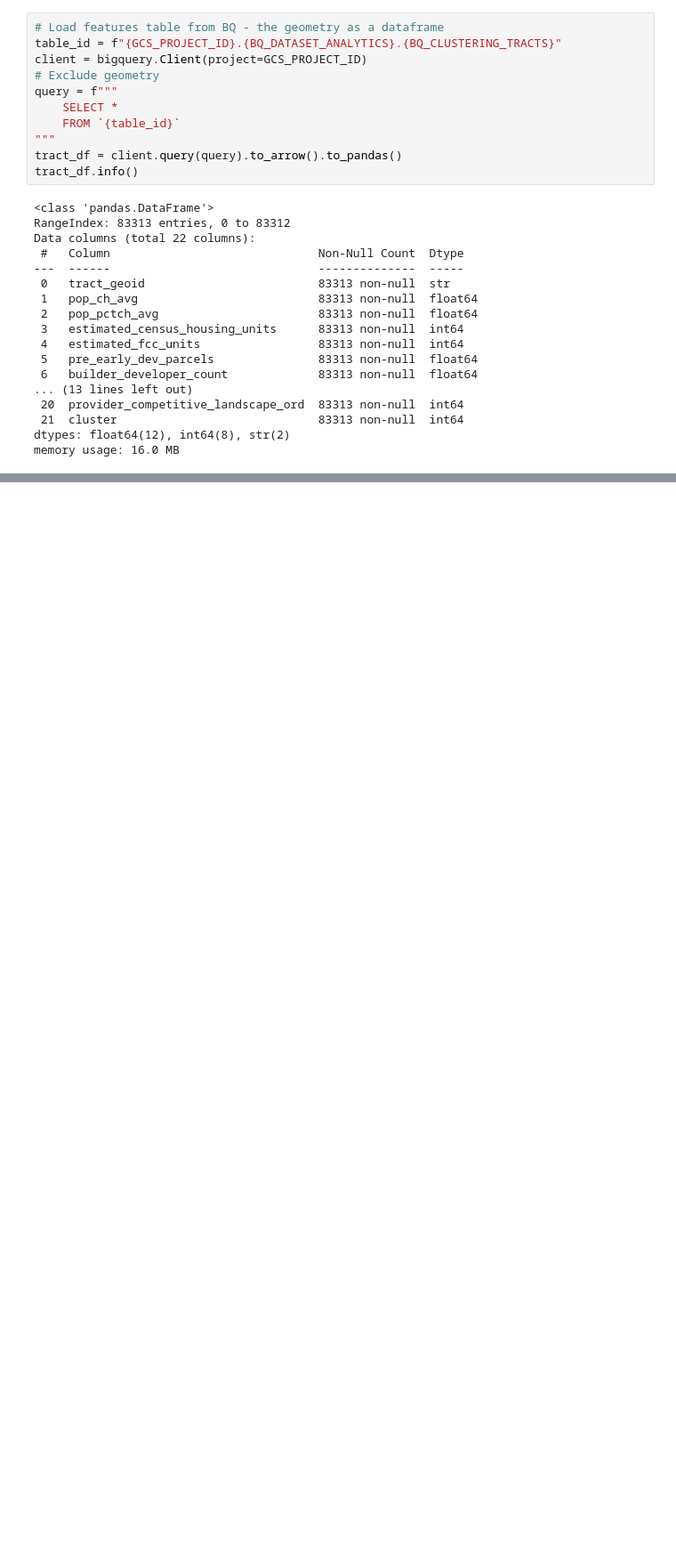
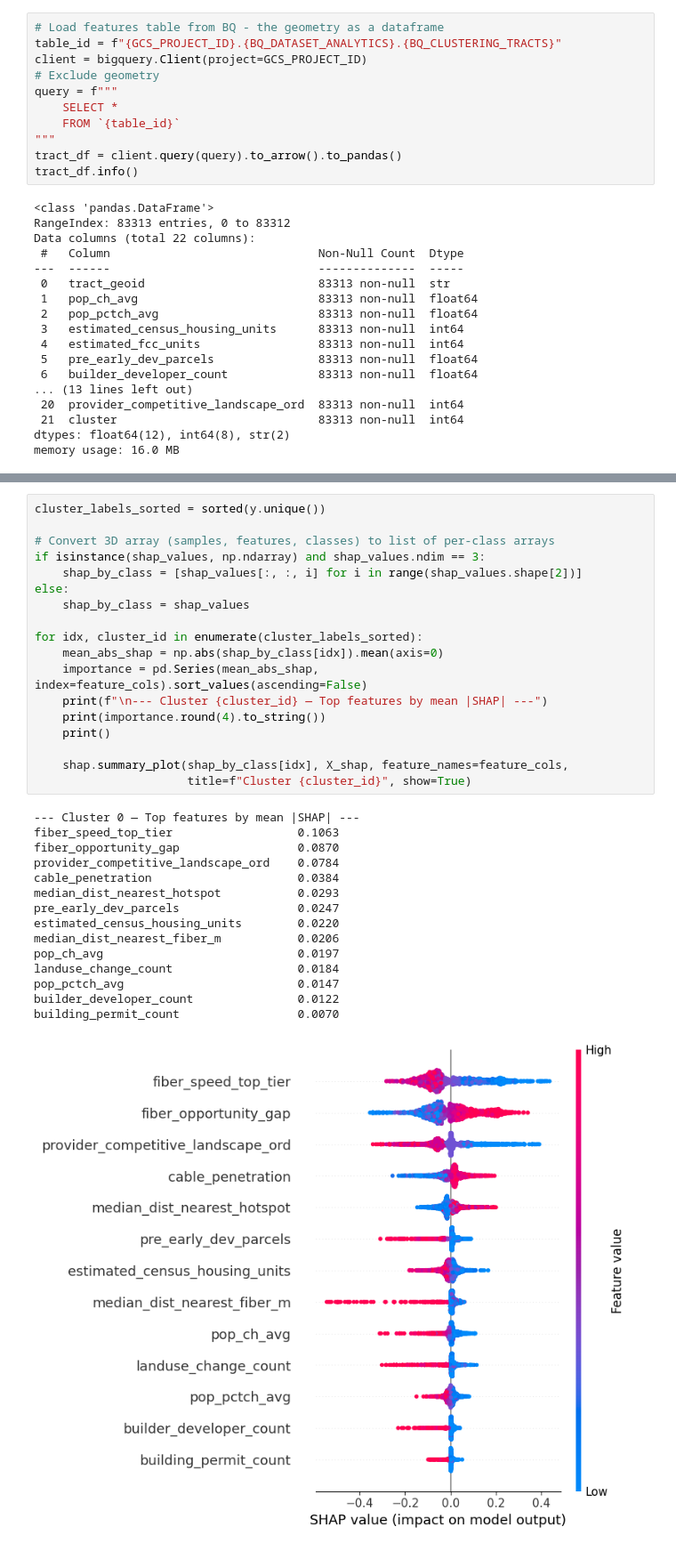
Before and after one commit to eprashar-clgx/network-idx, a Jupyter notebook: notebooks/04_eda_classification.ipynb, the cells around one changed output, grey strips where cells are left out. Shown at 89% size. Saved outputs shown, nothing was run; the diff lists cells and outputs as text; blank space fills up the shorter version.

```diff
--- a/notebooks/04_eda_classification.ipynb
+++ b/notebooks/04_eda_classification.ipynb
@@ -44,0 +157,34 @@ memory usage: 16.0 MB
+# %%
+cluster_labels_sorted = sorted(y.unique())
+
+# Convert 3D array (samples, features, classes) to list of per-class arrays
+if isinstance(shap_values, np.ndarray) and shap_values.ndim == 3:
+    shap_by_class = [shap_values[:, :, i] for i in range(shap_values.shape[2])]
+else:
+    shap_by_class = shap_values
+
+for idx, cluster_id in enumerate(cluster_labels_sorted):
+    mean_abs_shap = np.abs(shap_by_class[idx]).mean(axis=0)
+    importance = pd.Series(mean_abs_shap, index=feature_cols).sort_values(ascending=False)
+    print(f"\n--- Cluster {cluster_id} — Top features by mean |SHAP| ---")
+    print(importance.round(4).to_string())
+    print()
+
+    shap.summary_plot(shap_by_class[idx], X_shap, feature_names=feature_cols,
+                      title=f"Cluster {cluster_id}", show=True)
+# %% [output]
+--- Cluster 0 — Top features by mean |SHAP| ---
+fiber_speed_top_tier                  0.1063
+fiber_opportunity_gap                 0.0870
+provider_competitive_landscape_ord    0.0784
+cable_penetration                     0.0384
+median_dist_nearest_hotspot           0.0293
+pre_early_dev_parcels                 0.0247
+estimated_census_housing_units        0.0220
+median_dist_nearest_fiber_m           0.0206
+pop_ch_avg                            0.0197
+landuse_change_count                  0.0184
+pop_pctch_avg                         0.0147
+builder_developer_count               0.0122
+building_permit_count                 0.0070
+[figure, added]
```
Also changed, not shown: parts of 9 cells of this notebook.
